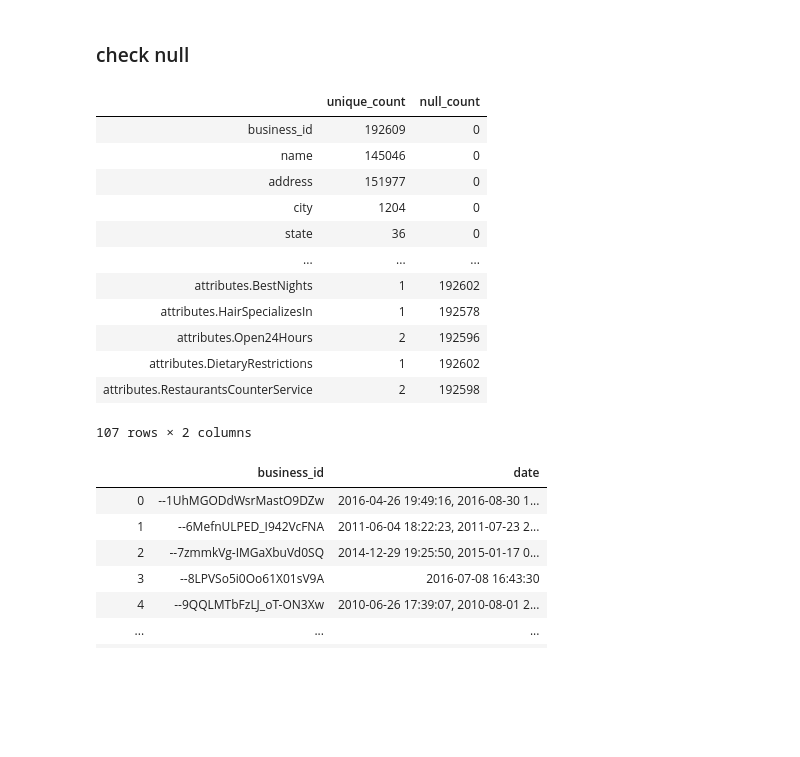
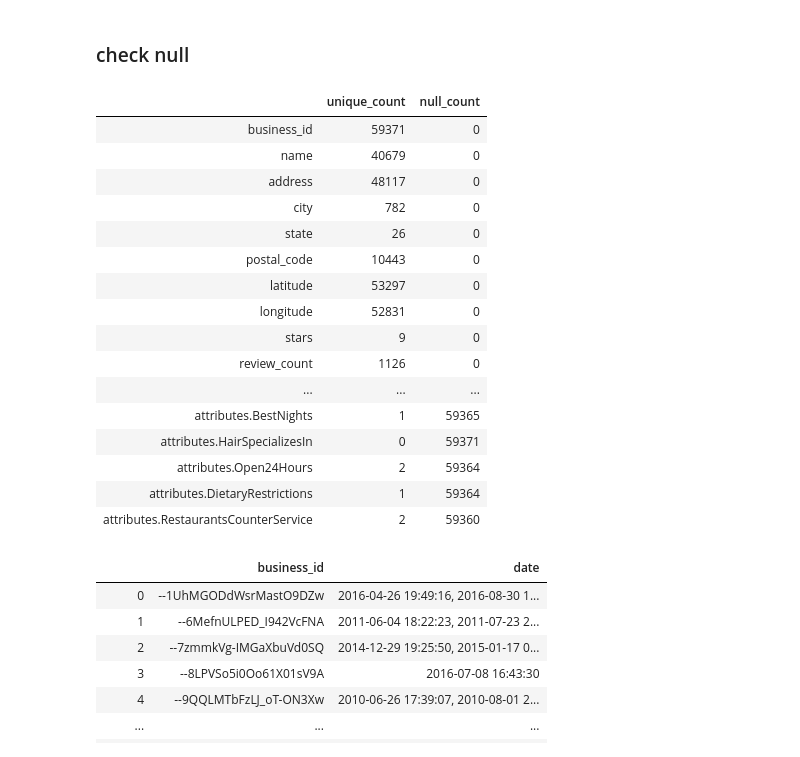
Before and after one commit to wonchankim97/Yelp-Recommender, a Jupyter notebook: EDA_KISOO.ipynb, the cells around one changed output. Saved outputs shown, nothing was run; the diff lists cells and outputs as text; code cells hidden in the pictures; blank space fills up the shorter version.

```diff
--- a/EDA_KISOO.ipynb
+++ b/EDA_KISOO.ipynb
@@ -154,0 +199,2 @@ restaurant
+# %%
+restaurant.drop(except_list, axis=0, inplace=True)
@@ -180,23 +264,27 @@ cat
 # %% [markdown]
 ### check null
 # %%
-s = pd.DataFrame({'unique_count':business.nunique(),'null_count':business.isnull().sum()})
+s = pd.DataFrame({'unique_count':restaurant.nunique(),'null_count':restaurant.isnull().sum()})
 #s[s['unique_count']==0]
 s
 # %% [output]
 |  | unique_count | null_count |
-| business_id | 192609 | 0 |
-| name | 145046 | 0 |
-| address | 151977 | 0 |
-| city | 1204 | 0 |
-| state | 36 | 0 |
+| business_id | 59371 | 0 |
+| name | 40679 | 0 |
+| address | 48117 | 0 |
+| city | 782 | 0 |
+| state | 26 | 0 |
+| postal_code | 10443 | 0 |
+| latitude | 53297 | 0 |
+| longitude | 52831 | 0 |
+| stars | 9 | 0 |
+| review_count | 1126 | 0 |
 | ... | ... | ... |
-| attributes.BestNights | 1 | 192602 |
-| attributes.HairSpecializesIn | 1 | 192578 |
-| attributes.Open24Hours | 2 | 192596 |
-| attributes.DietaryRestrictions | 1 | 192602 |
-| attributes.RestaurantsCounterService | 2 | 192598 |
+| attributes.BestNights | 1 | 59365 |
+| attributes.HairSpecializesIn | 0 | 59371 |
+| attributes.Open24Hours | 2 | 59364 |
+| attributes.DietaryRestrictions | 1 | 59364 |
+| attributes.RestaurantsCounterService | 2 | 59360 |
-107 rows × 2 columns
 # %%
 with open('yelp_dataset/checkin.json') as f:
     data = [json.loads(line) for line in f]
```
Also changed, not shown: parts of 18 cells of this notebook.
